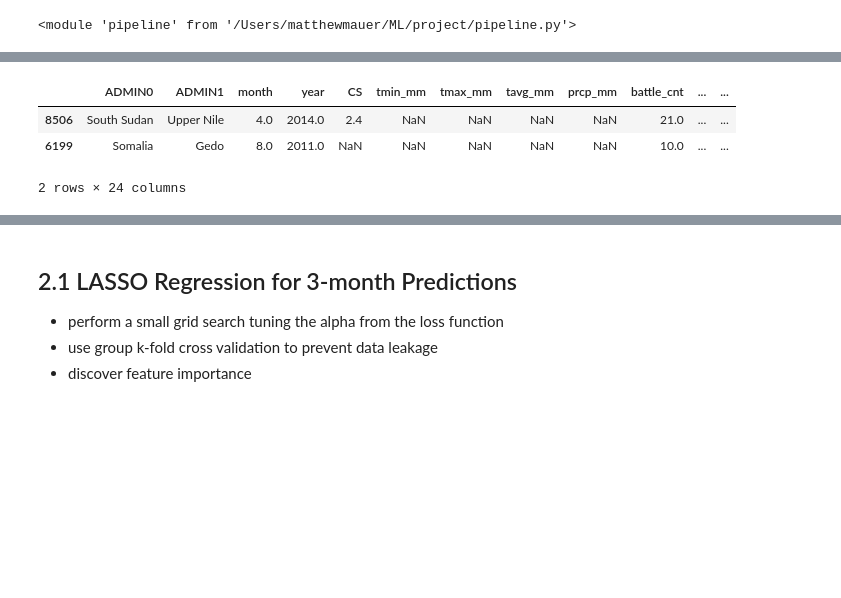
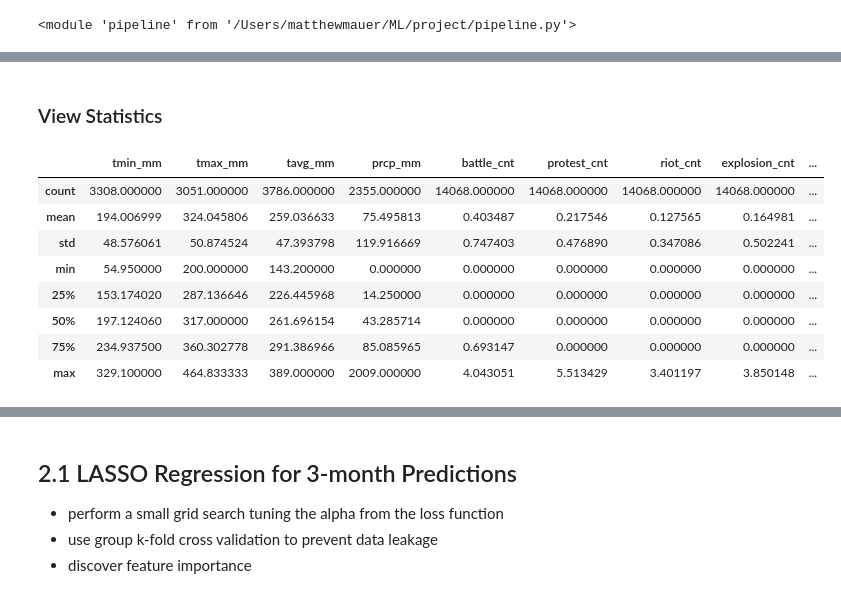
Before and after one commit to mrmauer/predicting_hunger, a Jupyter notebook: predictions.ipynb, the cells around one changed output, grey strips where cells are left out. Saved outputs shown, nothing was run; the diff lists cells and outputs as text; code cells hidden in the pictures; blank space fills up the shorter version.

Commit message:
Added log scaling functionality in pipeline.py and use in predictions also, descriptive statistics to predictions.ipynb

```diff
--- a/predictions.ipynb
+++ b/predictions.ipynb
@@ -49,12 +51,25 @@ There are 14068 rows and 24 columns in the data set.
 5 rows × 24 columns
 # %%
 data = pipeline.clean_events(data)
-# %%
-data.sample(2)
-# %% [output]
-|  | ADMIN0 | ADMIN1 | month | year | CS | tmin_mm | tmax_mm | tavg_mm | prcp_mm | battle_cnt | ... | ... |
-| 8506 | South Sudan | Upper Nile | 4.0 | 2014.0 | 2.4 | NaN | NaN | NaN | NaN | 21.0 | ... | ... |
-| 6199 | Somalia | Gedo | 8.0 | 2011.0 | NaN | NaN | NaN | NaN | NaN | 10.0 | ... | ... |
-2 rows × 24 columns
 # %%
 data = pipeline.unique_regions(data)
+# %% [markdown]
+### View Statistics
+# %%
+features = ['tmin_mm', 'tmax_mm', 'tavg_mm', 'prcp_mm',
+       'battle_cnt', 'protest_cnt', 'riot_cnt', 'explosion_cnt',
+       'violence_on_civs_cnt', 'battle_fatal', 'protest_fatal',
+       'riot_fatal', 'explosion_fatal', 'violence_on_civs_fatal',
+       'Retail', 'pop']
+
+data[features].describe()
+# %% [output]
+|  | tmin_mm | tmax_mm | tavg_mm | prcp_mm | battle_cnt | protest_cnt | riot_cnt | explosion_cnt | ... |
+| count | 3308.000000 | 3051.000000 | 3786.000000 | 2355.000000 | 14068.000000 | 14068.000000 | 14068.000000 | 14068.000000 | ... |
+| mean | 194.006999 | 324.045806 | 259.036633 | 75.495813 | 0.403487 | 0.217546 | 0.127565 | 0.164981 | ... |
+| std | 48.576061 | 50.874524 | 47.393798 | 119.916669 | 0.747403 | 0.476890 | 0.347086 | 0.502241 | ... |
+| min | 54.950000 | 200.000000 | 143.200000 | 0.000000 | 0.000000 | 0.000000 | 0.000000 | 0.000000 | ... |
+| 25% | 153.174020 | 287.136646 | 226.445968 | 14.250000 | 0.000000 | 0.000000 | 0.000000 | 0.000000 | ... |
+| 50% | 197.124060 | 317.000000 | 261.696154 | 43.285714 | 0.000000 | 0.000000 | 0.000000 | 0.000000 | ... |
+| 75% | 234.937500 | 360.302778 | 291.386966 | 85.085965 | 0.693147 | 0.000000 | 0.000000 | 0.000000 | ... |
+| max | 329.100000 | 464.833333 | 389.000000 | 2009.000000 | 4.043051 | 5.513429 | 3.401197 | 3.850148 | ... |
```
Also changed, not shown: parts of 13 cells of this notebook, 1 other file.
